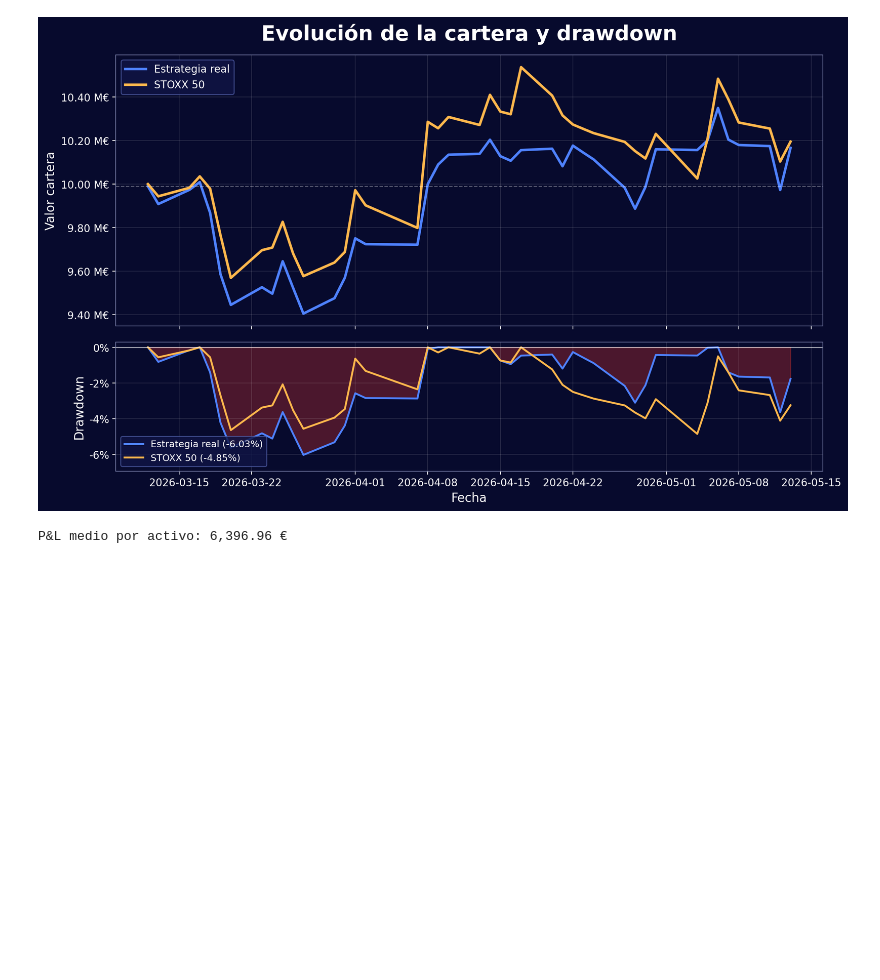
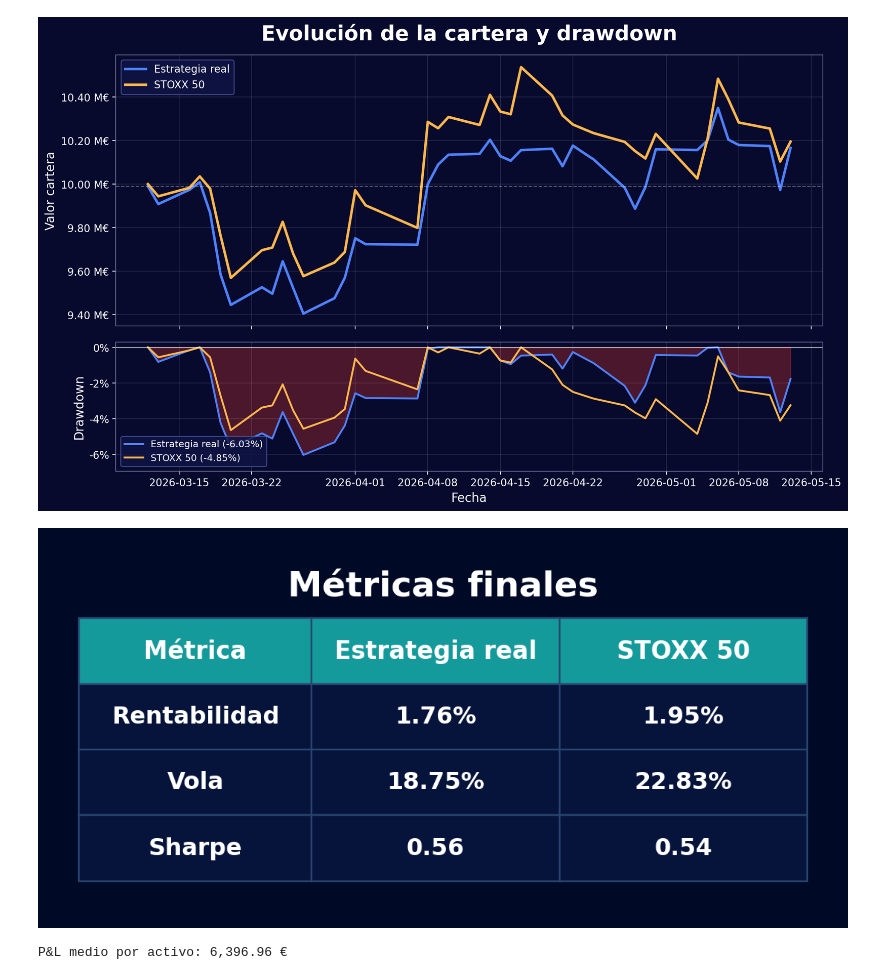
Before and after one commit to Javi-Puerta/Trabajo_gestion_cuantitativa, a Jupyter notebook: Monitoring/resultados_final.ipynb, the cells around one changed output. Saved outputs shown, nothing was run; the diff lists cells and outputs as text; code cells hidden in the pictures; blank space fills up the shorter version.

Commit message:
Cambio formato tablas

```diff
--- a/Monitoring/resultados_final.ipynb
+++ b/Monitoring/resultados_final.ipynb
@@ -184,6 +184,87 @@ fig, axes = auxfun.grafico_evolucion_drawdown(
 )
 # %% [output]
 [figure]
+# %%
+import matplotlib.pyplot as plt
+
+def tabla_metricas_resultados_canva_transpuesta(tabla_metricas, guardar=None):
+    df = (
+        tabla_metricas
+        .set_index("Estrategia")[["Rentabilidad", "Volatilidad", "Sharpe"]]
+        .T
+        .rename(index={"Volatilidad": "Vola"})
+        .astype(object)
+    )
+
+    for fila in ["Rentabilidad", "Vola"]:
+        df.loc[fila] = df.loc[fila].map(lambda x: f"{float(x):.2%}")
+
+    df.loc["Sharpe"] = df.loc["Sharpe"].map(lambda x: f"{float(x):.2f}")
+
+    df = df.reset_index().rename(columns={"index": "Métrica"})
+
+    fondo = "#000A26"
+    panel = "#06133A"
+    header = "#159A9C"
+    lineas = "#27456F"
+    blanco = "#FFFFFF"
+
+    fig, ax = plt.subplots(figsize=(4.4, 2.1), dpi=240)
+    fig.patch.set_facecolor(fondo)
+    ax.set_facecolor(fondo)
+    ax.axis("off")
+
+    tabla = ax.table(
+        cellText=df.values,
+        colLabels=df.columns,
+        cellLoc="center",
+        colLoc="center",
+        bbox=[0.03, 0.08, 0.94, 0.72]
+    )
+
+    tabla.auto_set_font_size(False)
+    tabla.set_fontsize(9.6)
+    tabla.scale(0.92, 1.45)
+
+    anchos = {0: 0.30, 1: 0.32, 2: 0.32}
+
+    for (fila, col), celda in tabla.get_celld().items():
+        celda.set_edgecolor(lineas)
+        celda.set_linewidth(0.7)
+        celda.set_width(anchos.get(col, 0.3))
+
+        if fila == 0:
+            celda.set_facecolor(header)
+            celda.get_text().set_color(blanco)
+            celda.get_text().set_weight("bold")
+            celda.get_text().set_fontsize(9.8)
+        else:
+            celda.set_facecolor(panel)
+            celda.get_text().set_color(blanco)
+            celda.get_text().set_weight("bold")
+            celda.get_text().set_fontsize(9.5)
+
+    ax.text(
+        0.5, 0.84,
+        "Métricas finales",
+        ha="center", va="bottom",
+        color=blanco,
+        fontsize=14,
+        fontweight="bold",
+        transform=ax.transAxes
+    )
+
+    plt.tight_layout(pad=0.2)
+
+    if guardar:
+        fig.savefig(guardar, dpi=300, bbox_inches="tight", facecolor=fondo)
+
+    plt.show()
+    return fig, ax
+
+fig, ax = tabla_metricas_resultados_canva_transpuesta(tabla_metricas, guardar=None)
+# %% [output]
+[figure, added]
 # %%
 pnl_activos, fig, ax = auxfun.pnl_por_activo(
     archivo=path,
```
Also changed, not shown: parts of 2 cells of this notebook, 2 other files.
